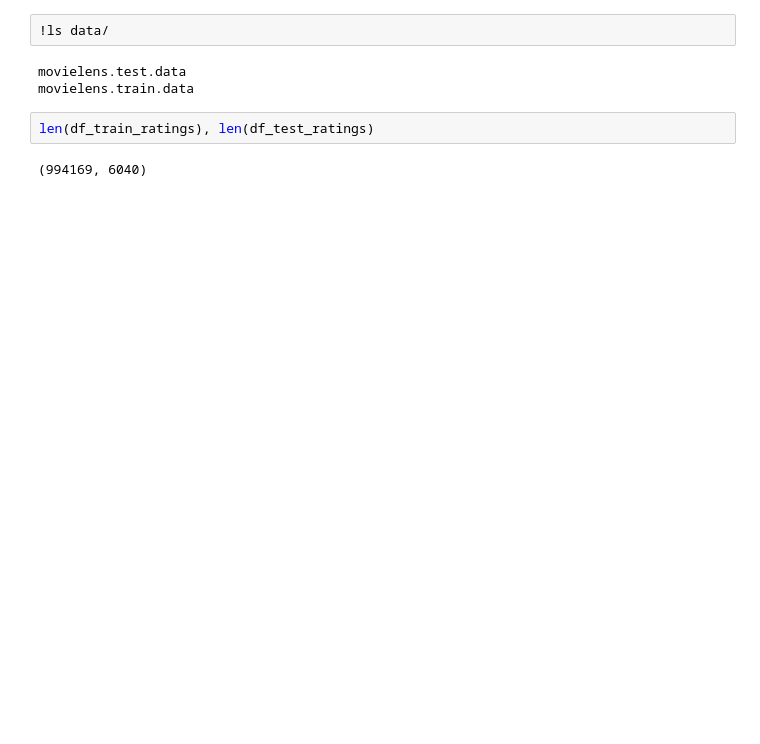
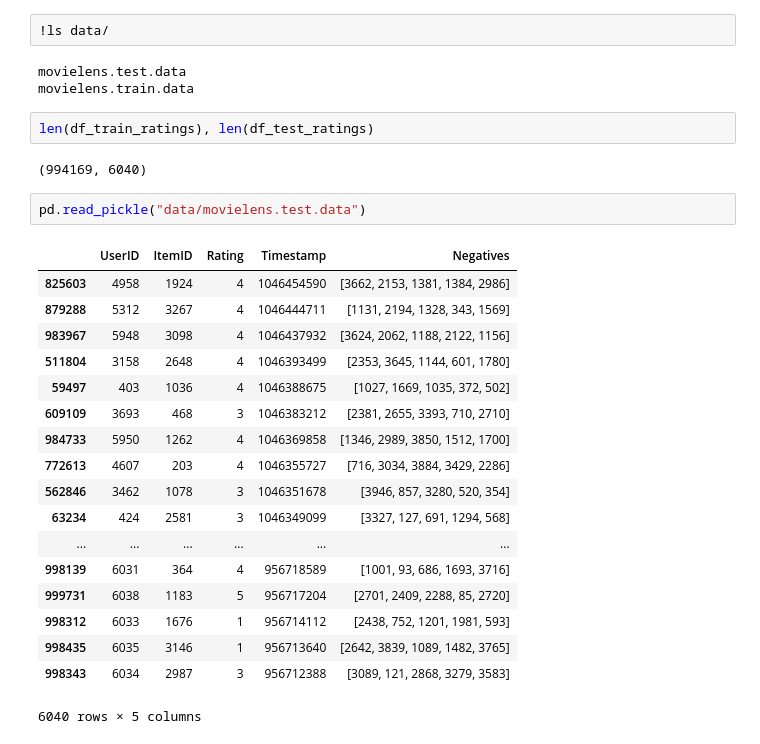
Before and after one commit to kdhiman0309/cse291-neural-collaborative-filtering, a Jupyter notebook: Data_preprocessing.ipynb, the cells around one changed output. Drawn from its saved outputs; the diff is of its cells as text; blank space fills up the shorter version.

```diff
--- a/Data_preprocessing.ipynb
+++ b/Data_preprocessing.ipynb
@@ -200,3 +200,24 @@ movielens.train.data
 len(df_train_ratings), len(df_test_ratings)
 # %% [output]
 (994169, 6040)
+# %%
+pd.read_pickle("data/movielens.test.data")
+# %% [output]
+|  | UserID | ItemID | Rating | Timestamp | Negatives |
+| 825603 | 4958 | 1924 | 4 | 1046454590 | [3662, 2153, 1381, 1384, 2986] |
+| 879288 | 5312 | 3267 | 4 | 1046444711 | [1131, 2194, 1328, 343, 1569] |
+| 983967 | 5948 | 3098 | 4 | 1046437932 | [3624, 2062, 1188, 2122, 1156] |
+| 511804 | 3158 | 2648 | 4 | 1046393499 | [2353, 3645, 1144, 601, 1780] |
+| 59497 | 403 | 1036 | 4 | 1046388675 | [1027, 1669, 1035, 372, 502] |
+| 609109 | 3693 | 468 | 3 | 1046383212 | [2381, 2655, 3393, 710, 2710] |
+| 984733 | 5950 | 1262 | 4 | 1046369858 | [1346, 2989, 3850, 1512, 1700] |
+| 772613 | 4607 | 203 | 4 | 1046355727 | [716, 3034, 3884, 3429, 2286] |
+| 562846 | 3462 | 1078 | 3 | 1046351678 | [3946, 857, 3280, 520, 354] |
+| 63234 | 424 | 2581 | 3 | 1046349099 | [3327, 127, 691, 1294, 568] |
+| ... | ... | ... | ... | ... | ... |
+| 998139 | 6031 | 364 | 4 | 956718589 | [1001, 93, 686, 1693, 3716] |
+| 999731 | 6038 | 1183 | 5 | 956717204 | [2701, 2409, 2288, 85, 2720] |
+| 998312 | 6033 | 1676 | 1 | 956714112 | [2438, 752, 1201, 1981, 593] |
+| 998435 | 6035 | 3146 | 1 | 956713640 | [2642, 3839, 1089, 1482, 3765] |
+| 998343 | 6034 | 2987 | 3 | 956712388 | [3089, 121, 2868, 3279, 3583] |
+6040 rows × 5 columns
```
Also changed, not shown: parts of 2 cells of this notebook, 6 other files.
